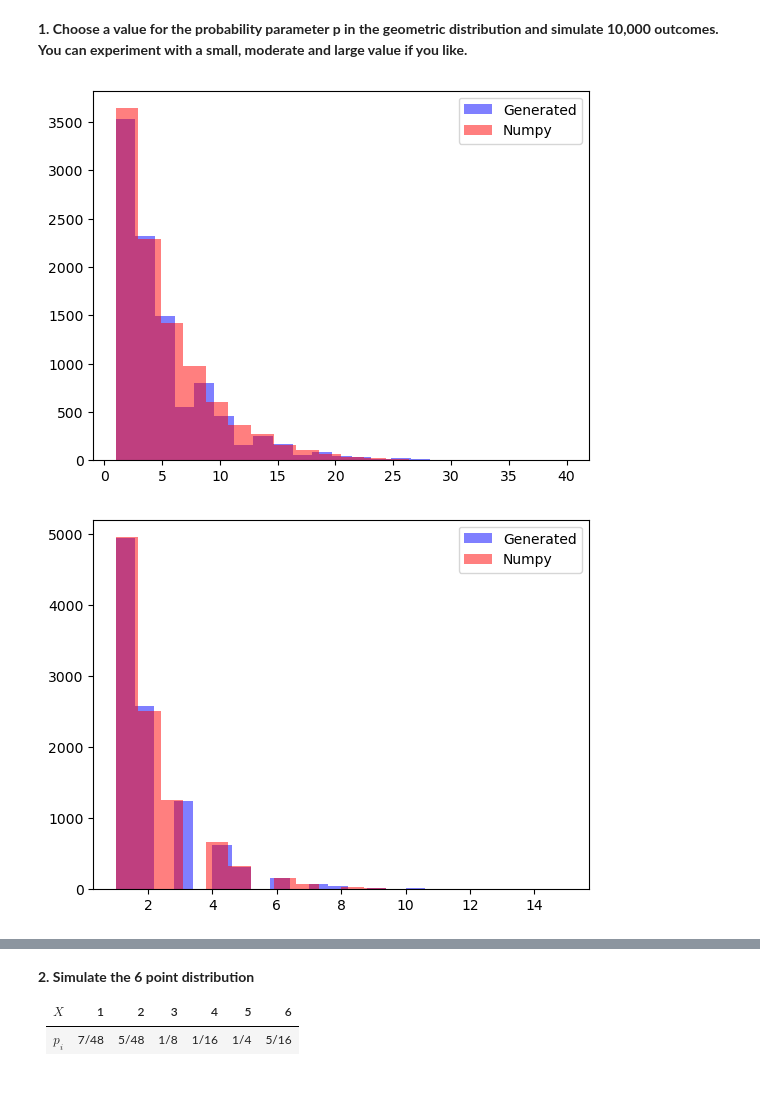
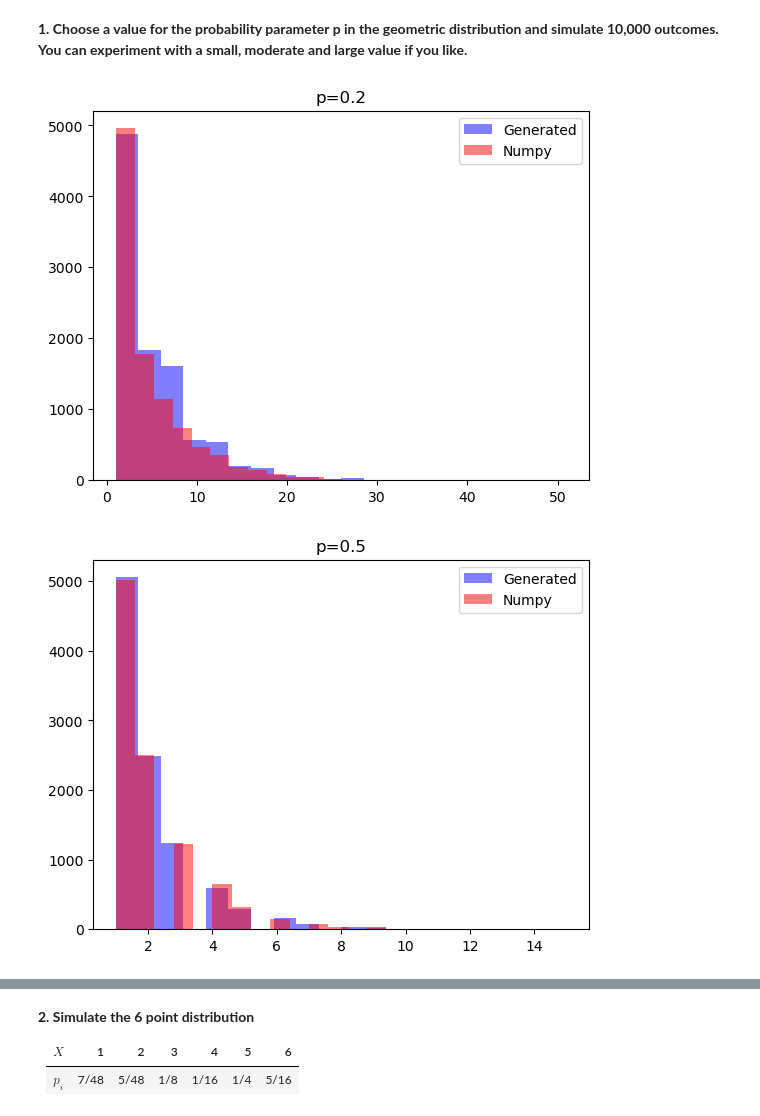
Before and after one commit to damiskov/02443-stochastic-simulation, a Jupyter notebook: Exercises/ex2.ipynb, the cells around one changed output, grey strips where cells are left out. Drawn from its saved outputs; the diff is of its cells as text; code cells hidden in the pictures; blank space fills up the shorter version.

```diff
--- a/Exercises/ex2.ipynb
+++ b/Exercises/ex2.ipynb
@@ -60,19 +204,20 @@ def geometric_dist(U, p):
 # %%
 ps = [0.2, 0.5, 0.8]
 
 
 for p in ps:
 
     U = np.random.uniform(size=10000)
 
     g_d, g_d_ref = geometric_dist(U, p), np.random.geometric(p=p, size = 10000)
 
     plt.hist(g_d, bins=20, color="b", label="Generated",alpha=0.5)
     plt.hist(g_d_ref, bins=20, color="r", label="Numpy",alpha=0.5)
+    plt.title(f"p={p}")
 
     plt.legend()
 
     plt.show()
 # %% [output]
-[figure, old version]
+[figure, new version]
-[figure, old version]
+[figure, new version]
```
Also changed, not shown: parts of 15 cells of this notebook, 2 other files.
